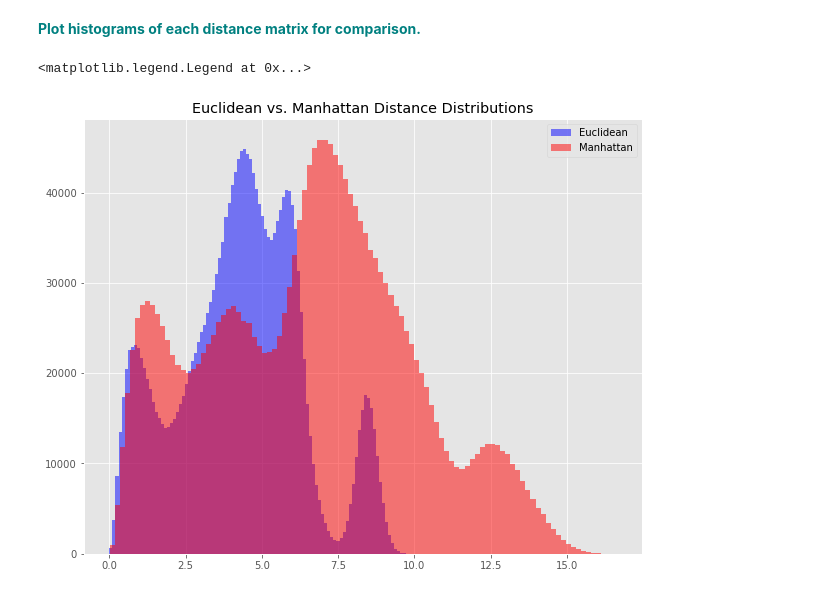
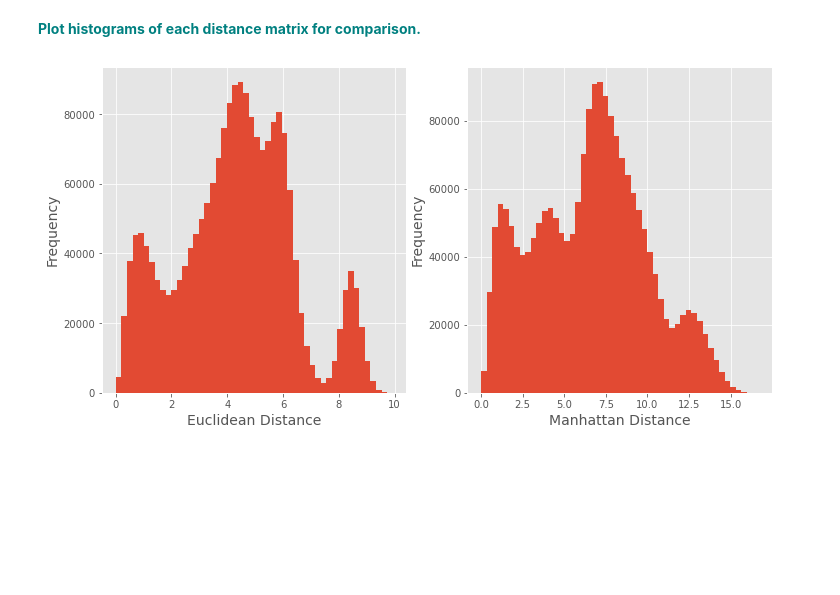
Before and after one commit to 4n0n4ugur/Springboard, a Jupyter notebook: Euclidean_and_Manhattan_Distances_Case_Study.ipynb, the cells around one changed output. Cells and saved outputs as stored; diff of their text form; code cells hidden in the pictures; blank space fills up the shorter version.

```diff
--- a/Euclidean_and_Manhattan_Distances_Case_Study.ipynb
+++ b/Euclidean_and_Manhattan_Distances_Case_Study.ipynb
@@ -100,11 +84,18 @@ largeMat = np.random.random((10000,100))
 # %% [markdown]
 **<font color='teal'>Plot histograms of each distance matrix for comparison.</font>**
-# %%
-plt.figure(figsize=[10, 8])
-plt.hist(DistEuclid, bins=100, alpha=0.5, label='Euclidean', color='blue')
-plt.hist(DistManhattan, bins=100, alpha=0.5, label='Manhattan', color='red')
-plt.title('Euclidean vs. Manhattan Distance Distributions')
-plt.legend(loc='upper right')
-# %% [output]
-<matplotlib.legend.Legend at 0x...>
-[figure, removed]
+# %%
+plt.figure(figsize=[12, 6])
+
+plt.subplot(1, 2, 1)
+plt.hist(DistEuclid, bins=50)
+plt.xlabel('Euclidean Distance', size=14)
+plt.ylabel('Frequency', size=14)
+
+plt.subplot(1, 2, 2)
+plt.hist(DistManhattan, bins=50)
+plt.xlabel('Manhattan Distance', size=14)
+plt.ylabel('Frequency', size=14)
+
+plt.show()
+# %% [output]
+[figure, added]
```
Also changed, not shown: parts of 3 cells of this notebook.
